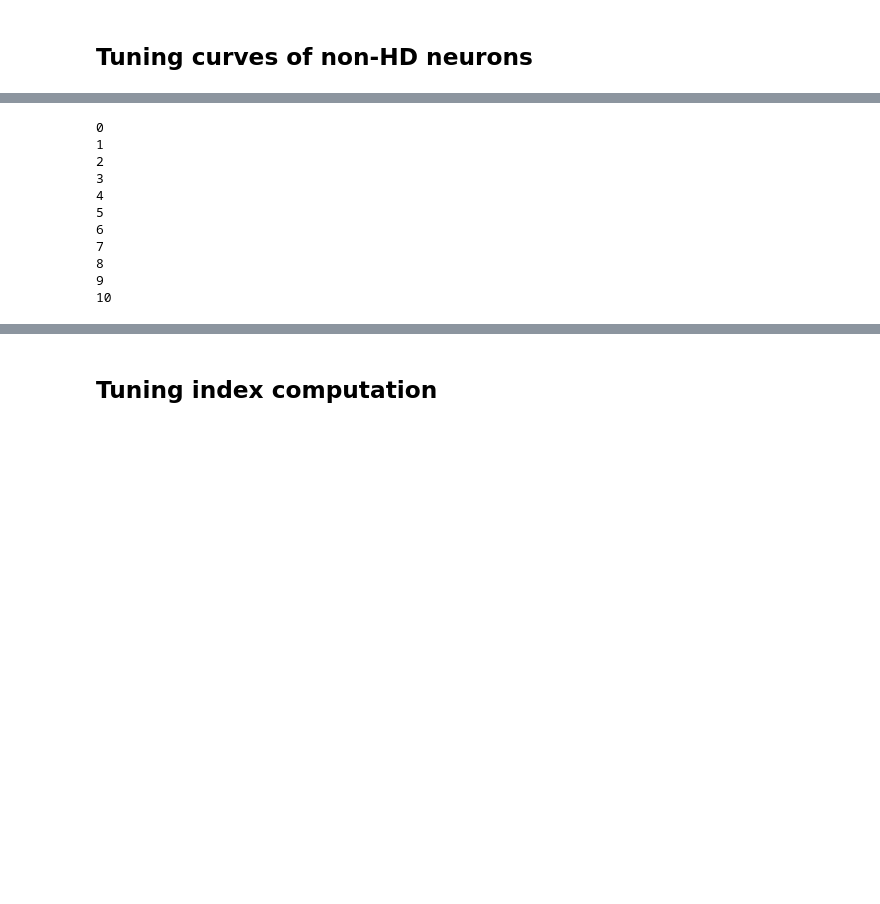
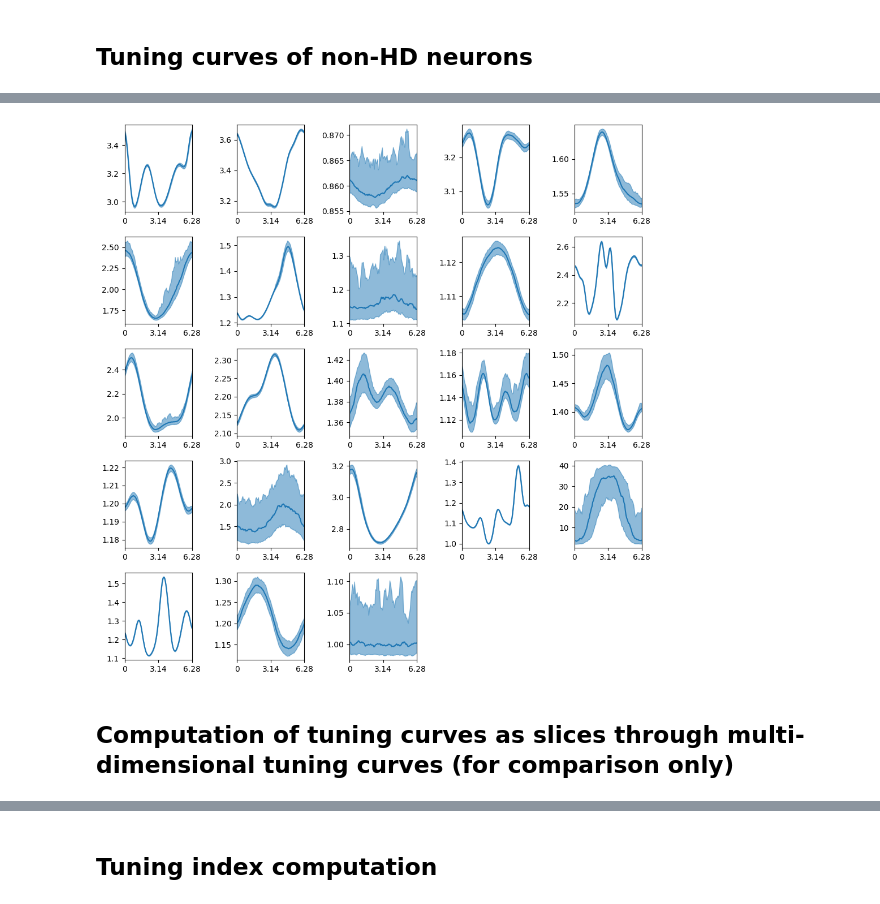
Before and after one commit to davindicode/UCM-interpret, a Jupyter notebook: preprocess/dim_reduction.ipynb, the cells around one changed output, grey strips where cells are left out. Cells and saved outputs as stored; diff of their text form; code cells hidden in the pictures; blank space fills up the shorter version.

```diff
--- a/preprocess/dim_reduction.ipynb
+++ b/preprocess/dim_reduction.ipynb
@@ -229,0 +218,14 @@ plt.show()
+# %%
+plt.figure(figsize=(10, 10))
+
+
+for i in range(dataset_nonhdc['neurons']):
+    ax = plt.subplot(5, 5, i+1)
+    plot_tuning_curve(hd_FF, sweep, neuron=i, ax=ax)
+
+plt.tight_layout()
+plt.show()
+# %% [output]
+[figure, added]
+# %% [markdown]
+## Computation of tuning curves as slices through multi-dimensional tuning curves (for comparison only)
@@ -230,25 +248,12 @@ plt.show()
 # %%
-P_mc_nonhdc, sweep = tuning_curve_1d('hd', list(range(dataset_nonhdc['neurons'])), modelfit_nonhdc,
-rcov=dataset_nonhdc['covariates'], num_points=30, batch_size=100)
+lower, mean, upper = utils.signal.percentiles_from_samples(P_mc, [0.05, 0.5, 0.95])
 
-K = P_mc_nonhdc.shape[-1]
+
+K = P_mc.shape[-1]
 counts = torch.arange(K)
-tbin = model_dict_nonhdc['tbin']
 
-hd_mean = (counts[None, None, None, :] * P_mc_nonhdc).sum(-1)  # (MC, neurons, steps)
+hd_mean = (counts[None, None, None, :] * P_mc).sum(-1)  # (MC, neurons, steps)
 hd_rate = hd_mean / tbin  # in units of Hz
-hd_var = (counts[None, None, None, :]**2 * P_mc_nonhdc).sum(-1) - hd_mean**2
+hd_var = (counts[None, None, None, :]**2 * P_mc).sum(-1) - hd_mean**2
 hd_FF = hd_var / (hd_mean + 1e-12)
-# %% [output]
-0
-1
-2
-3
-4
-5
-6
-7
-8
-9
-10
 # %%
```
Also changed, not shown: parts of 25 cells of this notebook, 1 other file.
